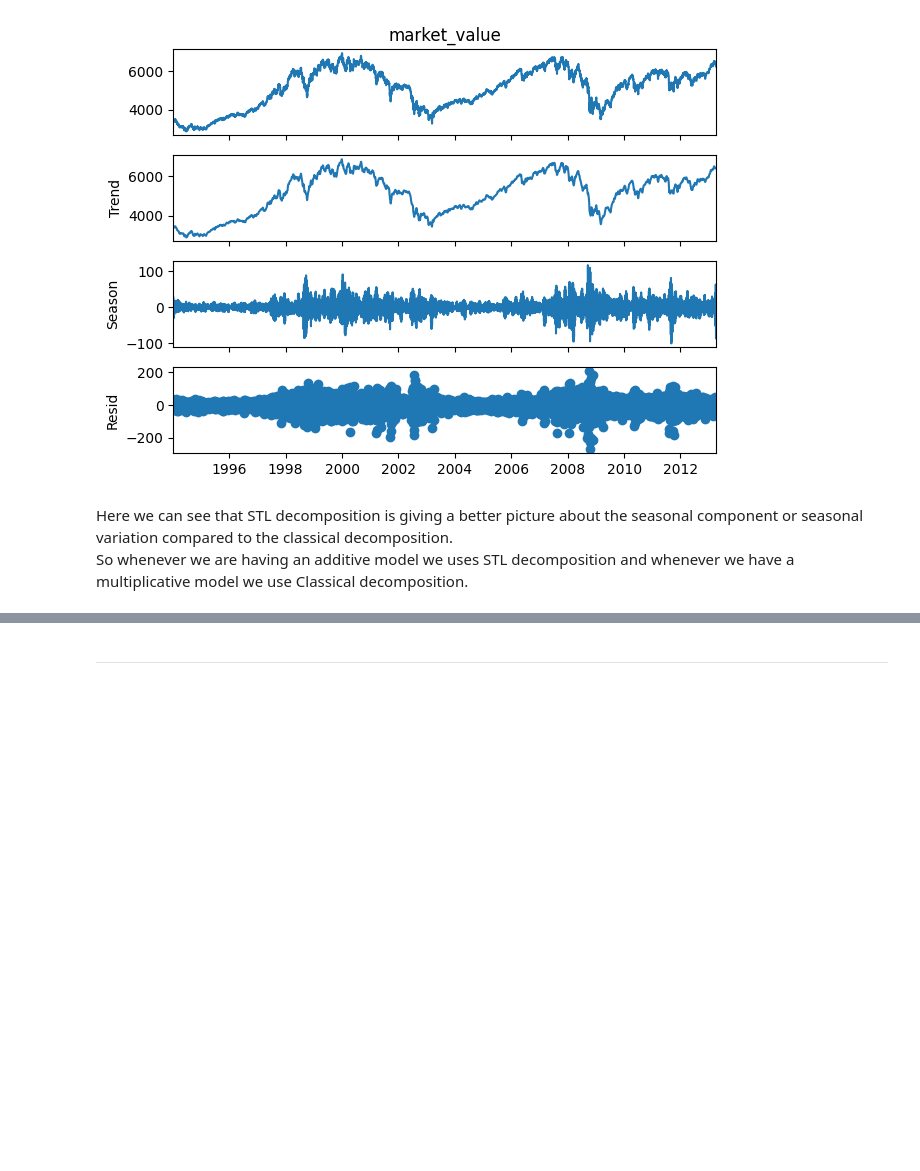
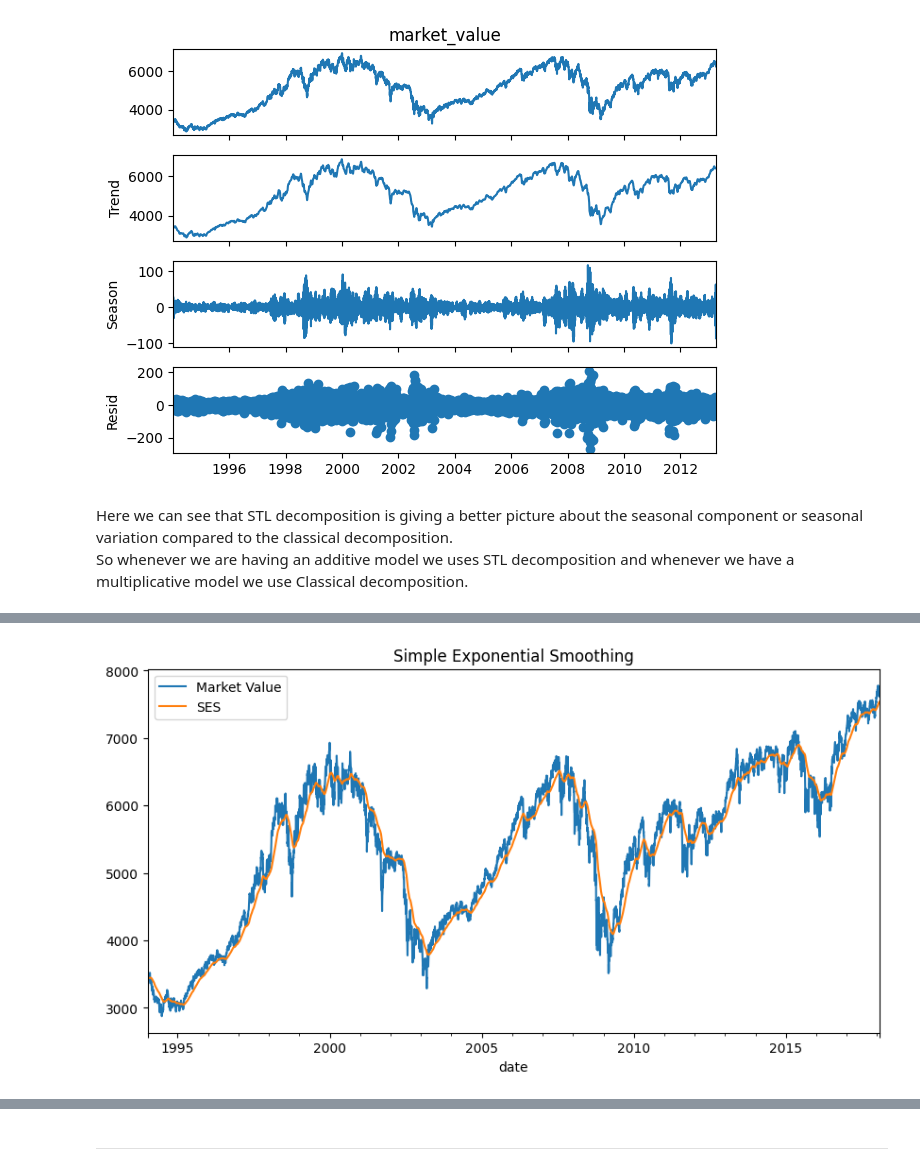
Before and after one commit to Abhijithv61/Time-Series-Analysis, a Jupyter notebook: Time Series Analysis.ipynb, the cells around one changed output, grey strips where cells are left out. Drawn from its saved outputs; the diff is of its cells as text; code cells hidden in the pictures; blank space fills up the shorter version.

Commit message:
Smoothing techniques

```diff
--- a/Time Series Analysis.ipynb
+++ b/Time Series Analysis.ipynb
@@ -155,0 +274,11 @@ So whenever we are having an additive model we uses STL decomposition and whenev
+# %%
+from statsmodels.tsa.holtwinters import SimpleExpSmoothing
+
+ses_model = SimpleExpSmoothing(df_comp['market_value']).fit(smoothing_level=0.02, optimized=False)
+df_ses = ses_model.fittedvalues
+df_comp.market_value.plot(figsize=(10,5), title='Actual Series')
+df_ses.plot(figsize=(10,5), title='Simple Exponential Smoothing')
+plt.legend([ 'Market Value', 'SES'])
+plt.show()
+# %% [output]
+[figure, added]
```
Also changed, not shown: parts of 16 cells of this notebook.
